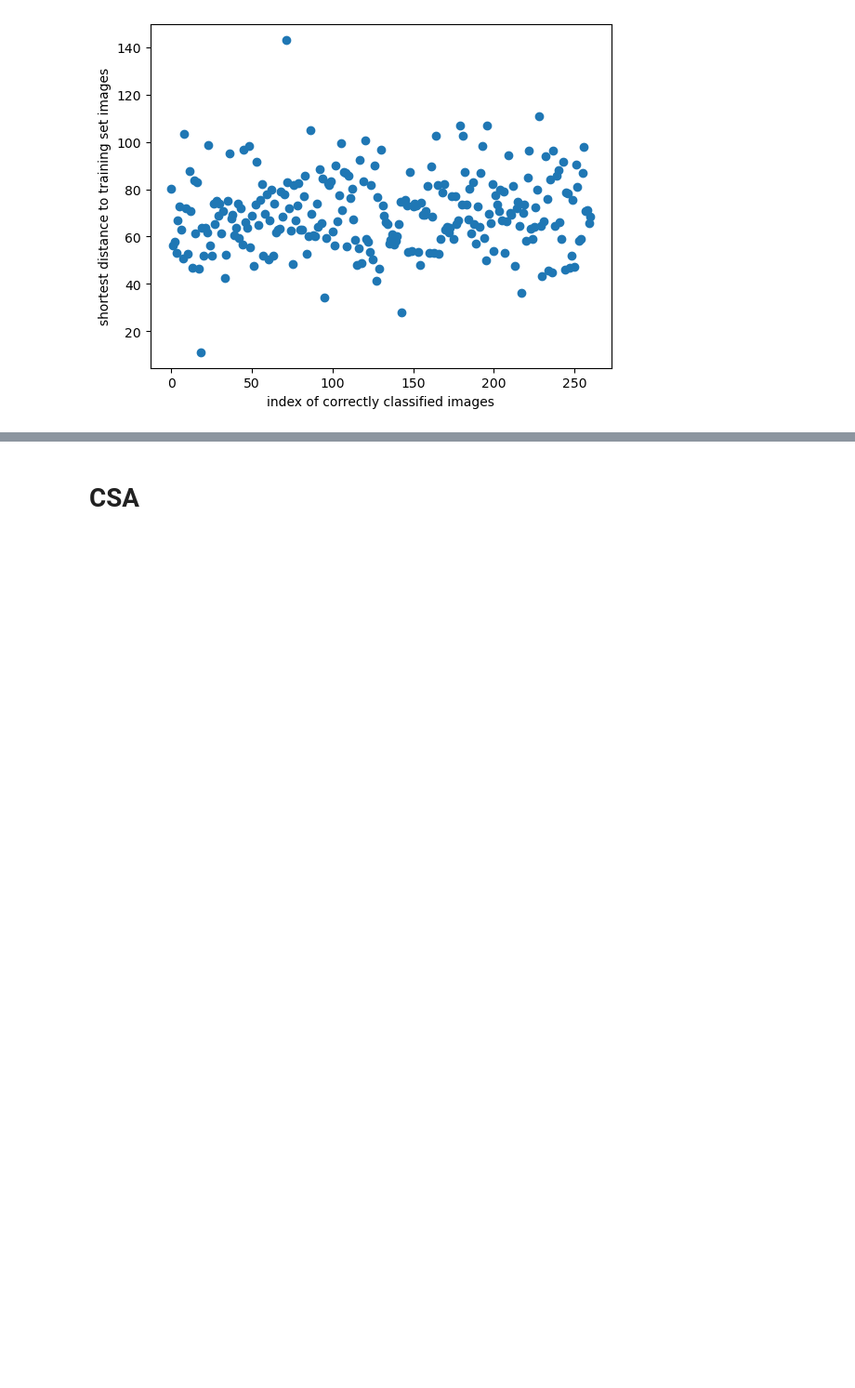
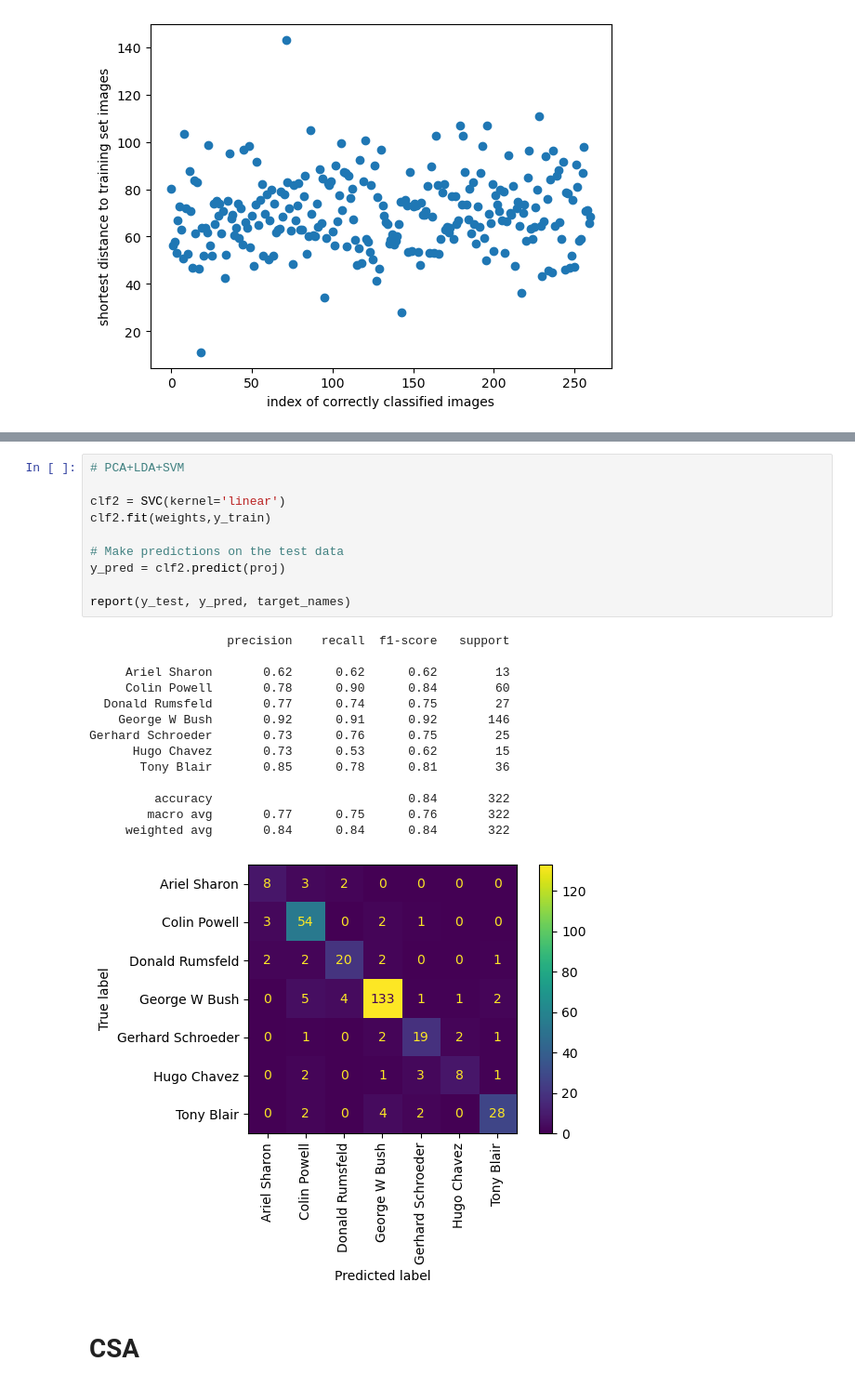
Before and after one commit to HeroLink/comp7404c-eigenfaces, a Jupyter notebook: jupyter/eigenfaces.ipynb, the cells around one changed output, grey strips where cells are left out. Shown at 93% size. Drawn from its saved outputs; the diff is of its cells as text; blank space fills up the shorter version.

```diff
--- a/jupyter/eigenfaces.ipynb
+++ b/jupyter/eigenfaces.ipynb
@@ -327,3 +370,28 @@ Text(0, 0.5, 'shortest distance to training set images')
+# %%
+# PCA+LDA+SVM
+
+clf2 = SVC(kernel='linear')
+clf2.fit(weights,y_train)
+
+# Make predictions on the test data
+y_pred = clf2.predict(proj)
+
+report(y_test, y_pred, target_names)
+# %% [output]
+                   precision    recall  f1-score   support
+
+     Ariel Sharon       0.62      0.62      0.62        13
+     Colin Powell       0.78      0.90      0.84        60
+  Donald Rumsfeld       0.77      0.74      0.75        27
+    George W Bush       0.92      0.91      0.92       146
+Gerhard Schroeder       0.73      0.76      0.75        25
+      Hugo Chavez       0.73      0.53      0.62        15
+       Tony Blair       0.85      0.78      0.81        36
+
+         accuracy                           0.84       322
+        macro avg       0.77      0.75      0.76       322
+     weighted avg       0.84      0.84      0.84       322
+[figure, added]
 # %% [markdown]
 # CSA
 # %%
```
Also changed, not shown: parts of 3 cells of this notebook.
